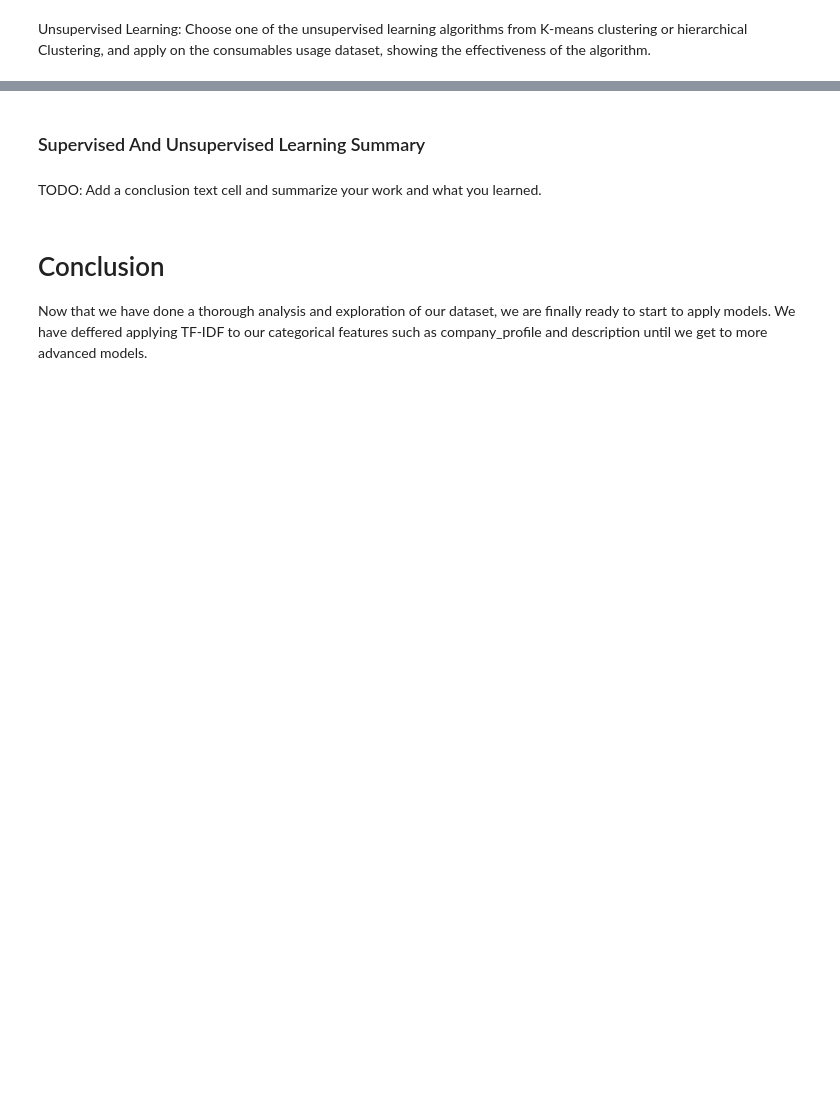
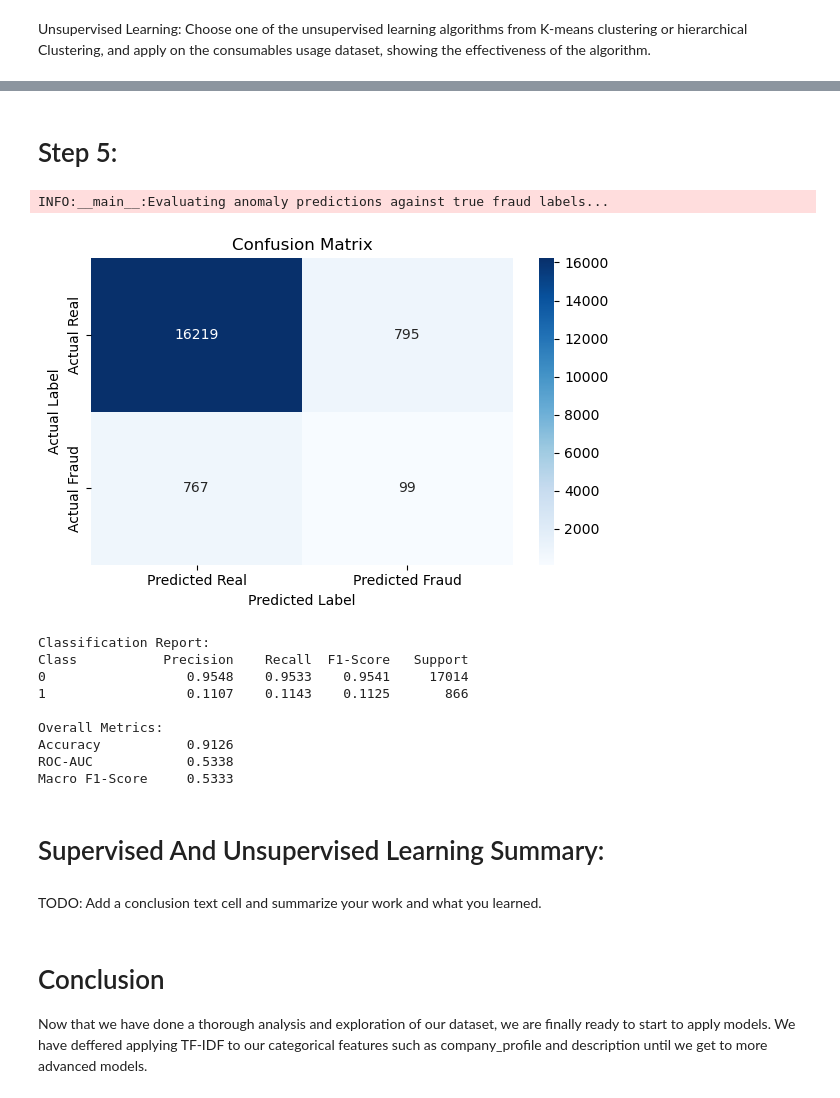
Before and after one commit to jdeleon3/Projects.RealFakeJobPredictor, a Jupyter notebook: ml/EDA/Project Fake Finder - Progress Report 2.ipynb, the cells around one changed output, grey strips where cells are left out. Saved outputs shown, nothing was run; the diff lists cells and outputs as text; code cells hidden in the pictures; blank space fills up the shorter version.

Commit message:
completed unsupervised learning

```diff
--- a/ml/EDA/Project Fake Finder - Progress Report 2.ipynb
+++ b/ml/EDA/Project Fake Finder - Progress Report 2.ipynb
@@ -1284,5 +1455,80 @@ Unsupervised Learning: Choose one of the unsupervised learning algorithms from K
+# %% [markdown]
+# Step 5:
+# %%
+from sklearn.metrics import classification_report, confusion_matrix, roc_auc_score
+
+def evaluate_unsupervised_predictions(anomaly_labels: np.ndarray, y_true: pd.Series) -> dict:
+    """
+    Evaluate how well the anomaly predictions match the actual fraudulent labels,
+    and print a confusion matrix and classification metrics in a readable format.
+
+    Args:
+        anomaly_labels (np.ndarray): Predictions from Isolation Forest (-1 = anomaly)
+        y_true (pd.Series): Actual labels (0 = real, 1 = fraudulent)
+
+    Returns:
+        dict: Contains confusion matrix, classification report, and ROC-AUC score
+    """
+    try:
+        logger.info("Evaluating anomaly predictions against true fraud labels...")
+
+        # Map -1 → 1 (fraud guess), 1 → 0 (real guess)
+        predicted_fraud = (anomaly_labels == -1).astype(int)
+
+        # Compute metrics
+        cm = confusion_matrix(y_true, predicted_fraud)
+        cr = classification_report(y_true, predicted_fraud, output_dict=True)
+        roc_auc = roc_auc_score(y_true, predicted_fraud)
+
+        # --- Plot confusion matrix ---
+        plt.figure(figsize=(6, 4))
+        sns.heatmap(cm, annot=True, fmt='d', cmap='Blues',
+                    xticklabels=['Predicted Real', 'Predicted Fraud'],
+                    yticklabels=['Actual Real', 'Actual Fraud'])
+        plt.title('Confusion Matrix')
+        plt.xlabel('Predicted Label')
+        plt.ylabel('Actual Label')
+        plt.tight_layout()
+        plt.show()
+
+        # --- Print clean classification metrics ---
+        print("\nClassification Report:")
+        print(f"{'Class':<15}{'Precision':>10}{'Recall':>10}{'F1-Score':>10}{'Support':>10}")
+        for label in ['0', '1']:
+            metrics = cr[label]
+            print(f"{label:<15}{metrics['precision']:10.4f}{metrics['recall']:10.4f}"
+                  f"{metrics['f1-score']:10.4f}{metrics['support']:10.0f}")
+
+        print("\nOverall Metrics:")
+        print(f"{'Accuracy':<15}{cr['accuracy']:10.4f}")
+        print(f"{'ROC-AUC':<15}{roc_auc:10.4f}")
+        print(f"{'Macro F1-Score':<15}{cr['macro avg']['f1-score']:10.4f}")
+
+        return {
+            "confusion_matrix": cm,
+            "classification_report": cr,
+            "roc_auc": roc_auc
+        }
+
+    except Exception as e:
+        logger.error(f"Evaluation error: {e}")
+        raise
+
+results = evaluate_unsupervised_predictions(anomaly_labels, y_true)
+# %% [output]
+INFO:__main__:Evaluating anomaly predictions against true fraud labels...
+[figure, added]
+Classification Report:
+Class           Precision    Recall  F1-Score   Support
+0                  0.9548    0.9533    0.9541     17014
+1                  0.1107    0.1143    0.1125       866
+
+Overall Metrics:
+Accuracy           0.9126
+ROC-AUC            0.5338
+Macro F1-Score     0.5333
 # %% [markdown]
-### Supervised And Unsupervised Learning Summary
+# Supervised And Unsupervised Learning Summary:
 # %% [markdown]
 TODO:  Add a conclusion text cell and summarize your work and what you learned.
 # %% [markdown]
```
Also changed, not shown: parts of 10 cells of this notebook.
